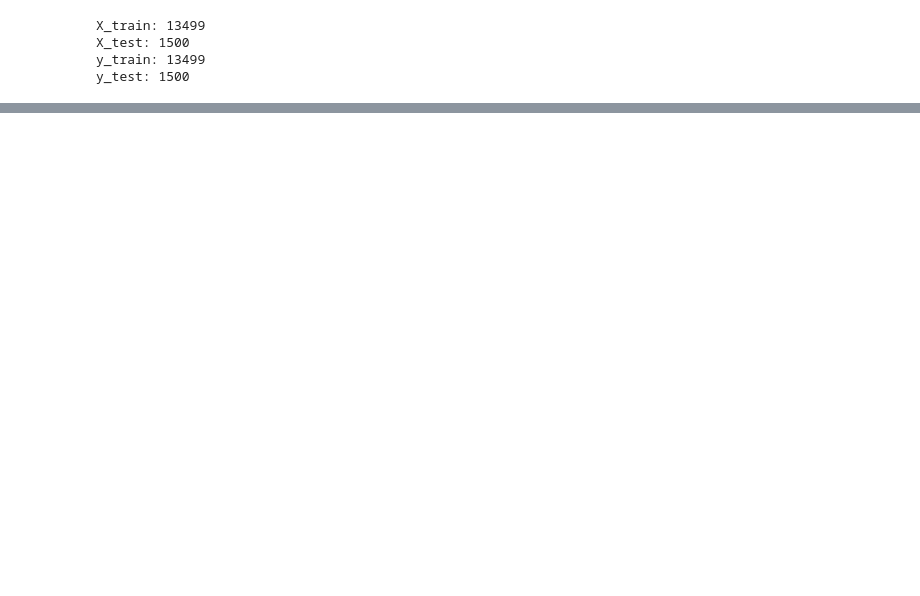
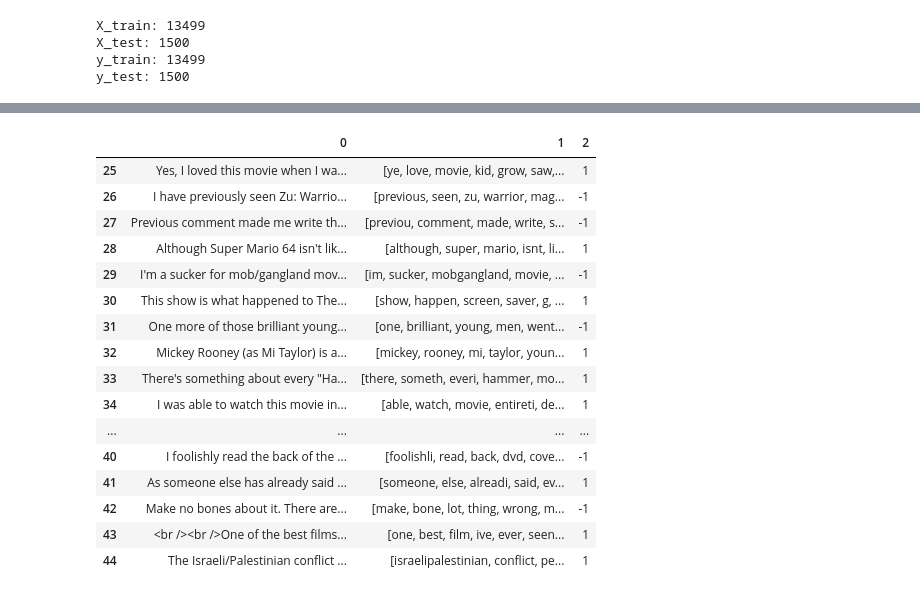
Before and after one commit to will-io/DataMining_AND_MachineLearning, a Jupyter notebook: HW1/HW_1_Notebook/KNN_Sentimen_Movie_reviews.ipynb, the cells around one changed output, grey strips where cells are left out. Drawn from its saved outputs; the diff is of its cells as text; code cells hidden in the pictures; blank space fills up the shorter version.

Commit message:
trying it on the test data

```diff
--- a/HW1/HW_1_Notebook/KNN_Sentimen_Movie_reviews.ipynb
+++ b/HW1/HW_1_Notebook/KNN_Sentimen_Movie_reviews.ipynb
@@ -130 +125,10 @@ knn = KNeighborsClassifier(n_neighbors=5, weights='distance',
+# %%
+# to fix a tokenization issue for TF-IDF
+def identity_tokenizer(text):
+    return text
+# Vectorize using TFI-DF
+tfid_vec = TfidfVectorizer(analyzer='word', tokenizer=identity_tokenizer,lowercase=False)
+# Using K Nearest Neighbor and setting the weights to the distance to of vectorized values using the euclidian metric
+# p is the sentiment value of 1 or -1 thus 2 possiblities
+knn = KNeighborsClassifier(n_neighbors=211, p = 2, weights='distance',metric='euclidean')
 # %%
@@ -156,0 +179,3 @@ Recall: 0.738
+# %%
+test_df = pd.read_table('Data/Test_Data.txt', header = None)
+test_df
@@ -156,0 +196,16 @@ Recall: 0.738
+# %%
+ps = PorterStemmer()
+wnl = WordNetLemmatizer()
+clean = re.compile('<.*?>')
+clean_reviews = test_df[0].str.replace(clean,'',regex=True)
+clean_reviews = clean_reviews.str.lower()
+clean_reviews = clean_reviews.apply(lambda elem: re.sub(r"(@[A-Za-z0-9]+)|([^0-9A-Za-z \t])|(\w+:\/\/\S+)|^rt|http.+?", "", elem))
+clean_reviews = clean_reviews.apply(lambda elem: re.sub(r"\d+", "", elem))
+stop = stopwords.words('english')
+clean_reviews = clean_reviews.apply(lambda elem: ' '.join([word for word in elem.split() if word not in (stop)]))
+clean_reviews = clean_reviews.apply(lambda elem: word_tokenize(elem))
+#this does some heavy lifting, probably not necessary for data cleaning but oh well..
+spell = SpellChecker()
+clean_reviews = clean_reviews.apply(lambda elem: [spell.correction(word) if spell.unknown(word) else word for word in elem])
+clean_reviews = clean_reviews.apply(lambda elem: [wnl.lemmatize(word) if wnl.lemmatize(word).endswith('e') else ps.stem(word) for word in elem])
+clean_reviews
@@ -156,0 +225,5 @@ Recall: 0.738
+# %%
+test_df[1] = clean_reviews
+test_df[2] = model.predict(test_df[1])
+
+test_df
@@ -156,0 +244,20 @@ Recall: 0.738
+# %%
+test_df.iloc[25:45]
+# %% [output]
+|  | 0 | 1 | 2 |
+| 25 | Yes, I loved this movie when I wa... | [ye, love, movie, kid, grow, saw,... | 1 |
+| 26 | I have previously seen Zu: Warrio... | [previous, seen, zu, warrior, mag... | -1 |
+| 27 | Previous comment made me write th... | [previou, comment, made, write, s... | -1 |
+| 28 | Although Super Mario 64 isn't lik... | [although, super, mario, isnt, li... | 1 |
+| 29 | I'm a sucker for mob/gangland mov... | [im, sucker, mobgangland, movie, ... | -1 |
+| 30 | This show is what happened to The... | [show, happen, screen, saver, g, ... | 1 |
+| 31 | One more of those brilliant young... | [one, brilliant, young, men, went... | -1 |
+| 32 | Mickey Rooney (as Mi Taylor) is a... | [mickey, rooney, mi, taylor, youn... | 1 |
+| 33 | There's something about every "Ha... | [there, someth, everi, hammer, mo... | 1 |
+| 34 | I was able to watch this movie in... | [able, watch, movie, entireti, de... | 1 |
+| ... | ... | ... | ... |
+| 40 | I foolishly read the back of the ... | [foolishli, read, back, dvd, cove... | -1 |
+| 41 | As someone else has already said ... | [someone, else, alreadi, said, ev... | 1 |
+| 42 | Make no bones about it. There are... | [make, bone, lot, thing, wrong, m... | -1 |
+| 43 | <br /><br />One of the best films... | [one, best, film, ive, ever, seen... | 1 |
+| 44 | The Israeli/Palestinian conflict ... | [israelipalestinian, conflict, pe... | 1 |
```
Also changed, not shown: parts of 24 cells of this notebook, 1 other file.
